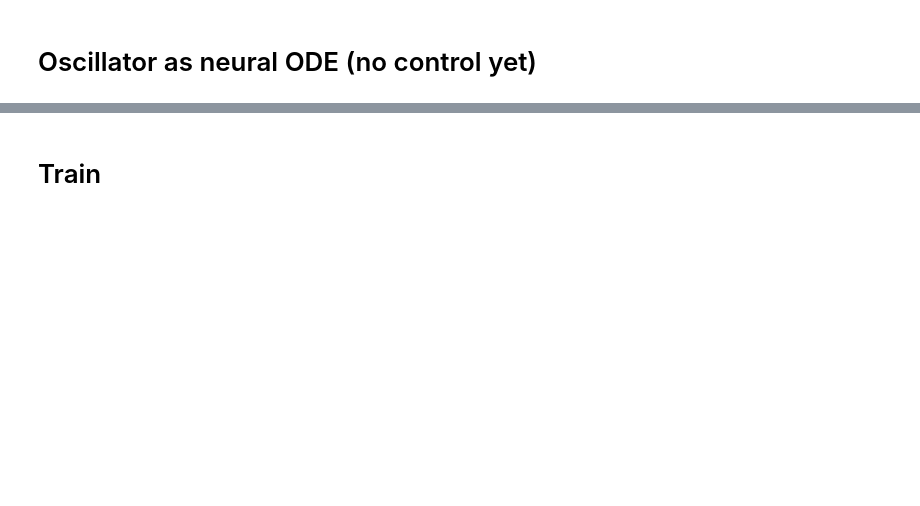
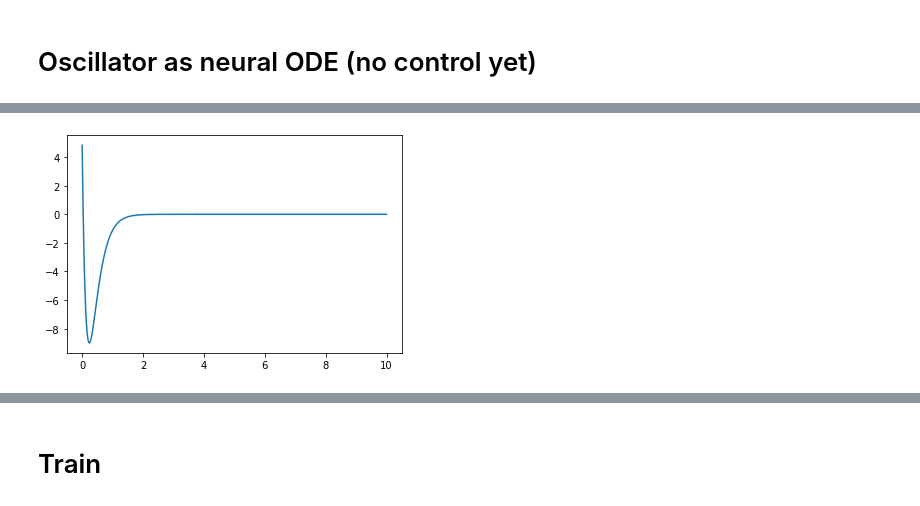
Before and after one commit to rdbrackston/NN-control, a Jupyter notebook: minimal_neural_ode/tf_neural_control_minimal.ipynb, the cells around one changed output, grey strips where cells are left out. Drawn from its saved outputs; the diff is of its cells as text; code cells hidden in the pictures; blank space fills up the shorter version.

```diff
--- a/minimal_neural_ode/tf_neural_control_minimal.ipynb
+++ b/minimal_neural_ode/tf_neural_control_minimal.ipynb
@@ -21,0 +64,5 @@ class odeModel_oscillator(tf.keras.Model):
+# %%
+plt.plot(t_grid,ydot)
+plt.show()
+# %% [output]
+[figure, added]
```
Also changed, not shown: parts of 18 cells of this notebook, 1 other file.
